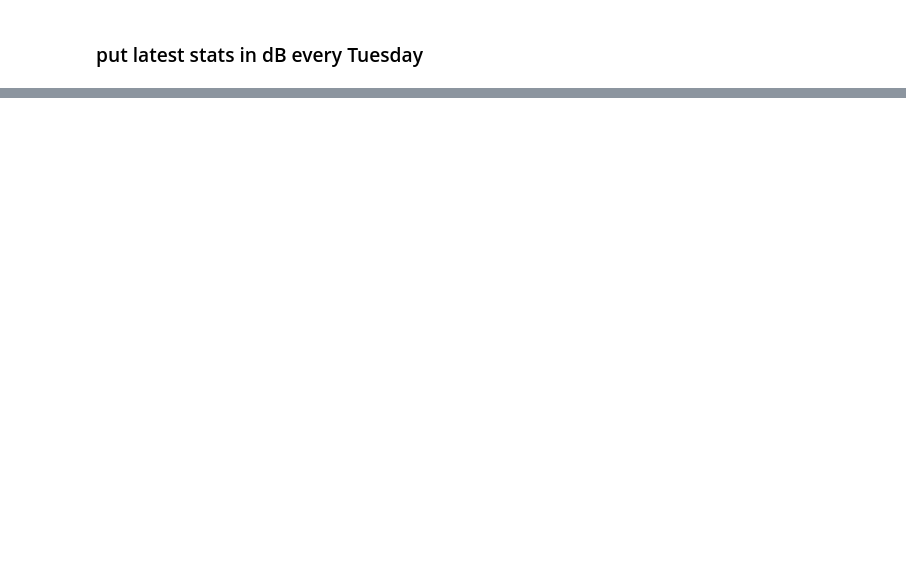
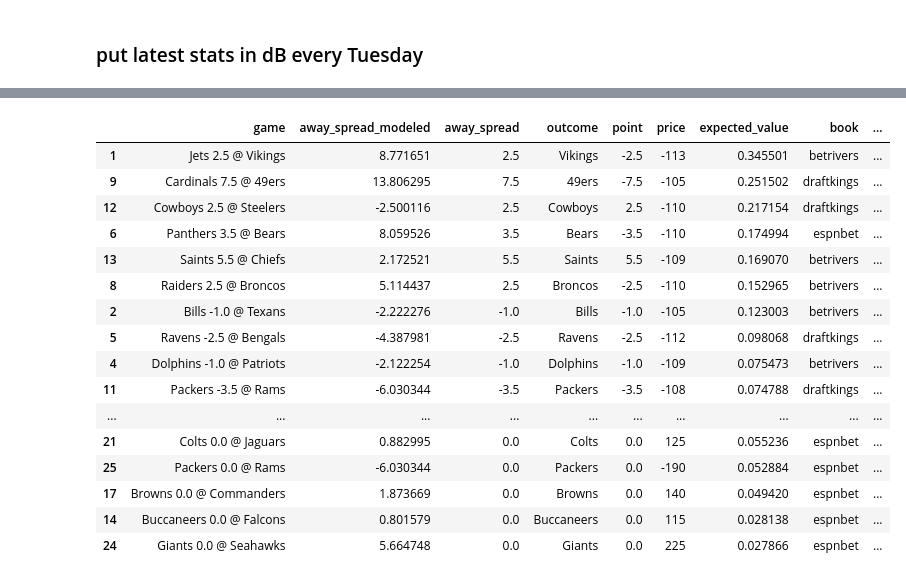
Before and after one commit to dan8239/nfl-data-engineering, a Jupyter notebook: src/inference/inference_notebook.ipynb, the cells around one changed output, grey strips where cells are left out. Drawn from its saved outputs; the diff is of its cells as text; code cells hidden in the pictures; blank space fills up the shorter version.

```diff
--- a/src/inference/inference_notebook.ipynb
+++ b/src/inference/inference_notebook.ipynb
@@ -504,0 +51,2 @@ fig.show()
+# %%
+br = bet_recommender.BetRecommender()
@@ -504,0 +102,22 @@ fig.show()
+# %%
+br.best_bet_cols = [
+            "game",
+            "game_id",
+            "game_time",
+            "away",
+            "away_spread_modeled",
+            "away_spread",
+            "home",
+            "market",
+            "outcome",
+            "point",
+            "break_even_odds",
+            "price",
+            "cover_pcnt",
+            "expected_value",
+            "ideal_bet_pcnt",
+            "ideal_bet_pcnt_diluted",
+            "ideal_bet_amount",
+            "ideal_bet_amount_diluted",
+            "book",
+        ]
@@ -504,0 +126,36 @@ fig.show()
+# %%
+bb.sort_values(by=["market", "expected_value"], ascending=False, inplace=True)
+bb[[
+    "game",
+    "away_spread_modeled",
+    "away_spread",
+    "outcome",
+    "point",
+    "price",
+    "expected_value",
+    "book",
+    "ideal_bet_pcnt",
+    "ideal_bet_pcnt_diluted",
+    "ideal_bet_amount",
+    "ideal_bet_amount_diluted",
+    "break_even_odds",
+    "cover_pcnt",
+]]
+# %% [output]
+|  | game | away_spread_modeled | away_spread | outcome | point | price | expected_value | book | ... |
+| 1 | Jets 2.5 @ Vikings | 8.771651 | 2.5 | Vikings | -2.5 | -113 | 0.345501 | betrivers | ... |
+| 9 | Cardinals 7.5 @ 49ers | 13.806295 | 7.5 | 49ers | -7.5 | -105 | 0.251502 | draftkings | ... |
+| 12 | Cowboys 2.5 @ Steelers | -2.500116 | 2.5 | Cowboys | 2.5 | -110 | 0.217154 | draftkings | ... |
+| 6 | Panthers 3.5 @ Bears | 8.059526 | 3.5 | Bears | -3.5 | -110 | 0.174994 | espnbet | ... |
+| 13 | Saints 5.5 @ Chiefs | 2.172521 | 5.5 | Saints | 5.5 | -109 | 0.169070 | betrivers | ... |
+| 8 | Raiders 2.5 @ Broncos | 5.114437 | 2.5 | Broncos | -2.5 | -110 | 0.152965 | betrivers | ... |
+| 2 | Bills -1.0 @ Texans | -2.222276 | -1.0 | Bills | -1.0 | -105 | 0.123003 | betrivers | ... |
+| 5 | Ravens -2.5 @ Bengals | -4.387981 | -2.5 | Ravens | -2.5 | -112 | 0.098068 | draftkings | ... |
+| 4 | Dolphins -1.0 @ Patriots | -2.122254 | -1.0 | Dolphins | -1.0 | -109 | 0.075473 | betrivers | ... |
+| 11 | Packers -3.5 @ Rams | -6.030344 | -3.5 | Packers | -3.5 | -108 | 0.074788 | draftkings | ... |
+| ... | ... | ... | ... | ... | ... | ... | ... | ... | ... |
+| 21 | Colts 0.0 @ Jaguars | 0.882995 | 0.0 | Colts | 0.0 | 125 | 0.055236 | espnbet | ... |
+| 25 | Packers 0.0 @ Rams | -6.030344 | 0.0 | Packers | 0.0 | -190 | 0.052884 | espnbet | ... |
+| 17 | Browns 0.0 @ Commanders | 1.873669 | 0.0 | Browns | 0.0 | 140 | 0.049420 | espnbet | ... |
+| 14 | Buccaneers 0.0 @ Falcons | 0.801579 | 0.0 | Buccaneers | 0.0 | 115 | 0.028138 | espnbet | ... |
+| 24 | Giants 0.0 @ Seahawks | 5.664748 | 0.0 | Giants | 0.0 | 225 | 0.027866 | espnbet | ... |
```
Also changed, not shown: parts of 45 cells of this notebook, 7 other files.
